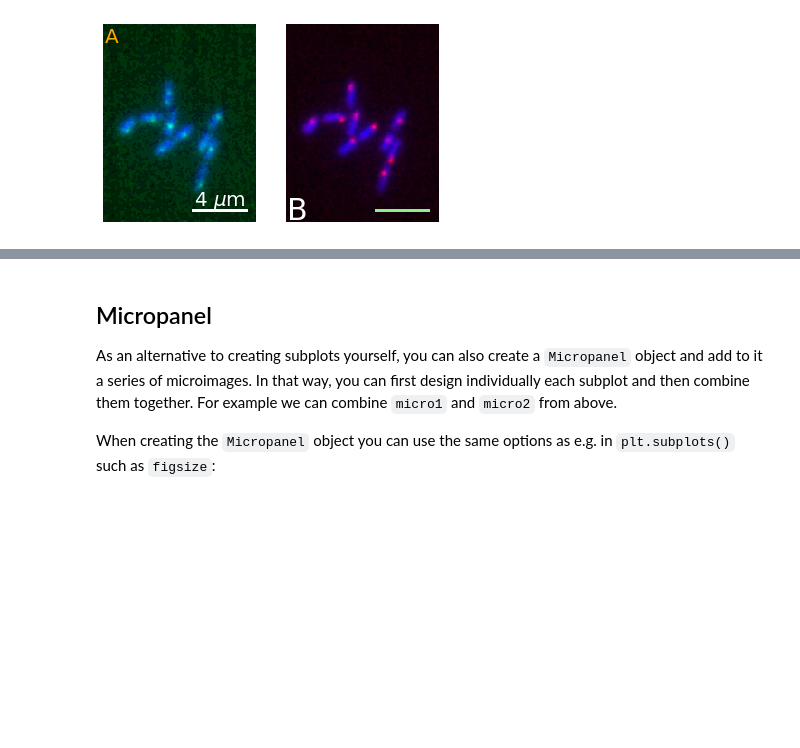
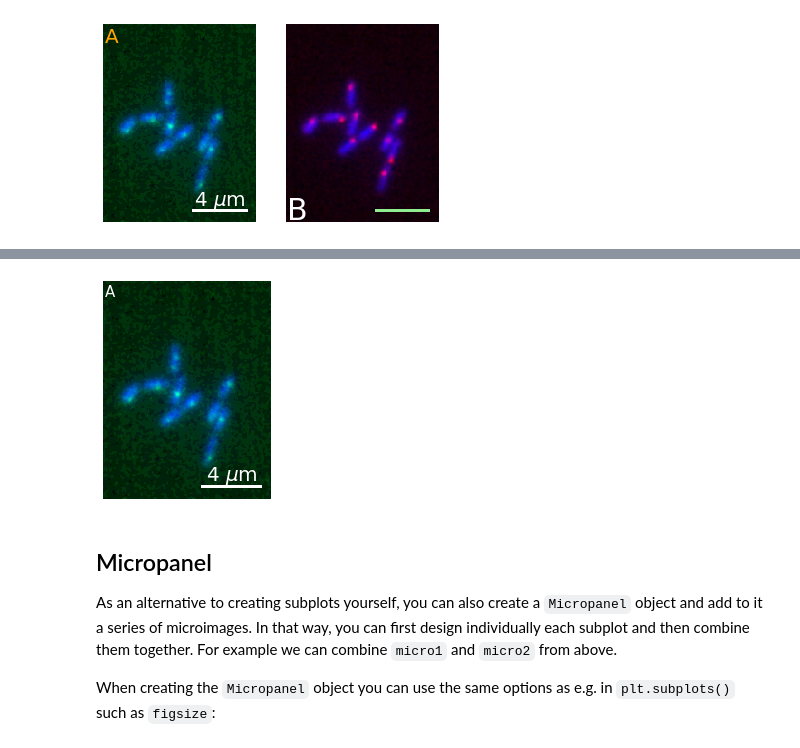
Before and after one commit to guiwitz/microfilm, a Jupyter notebook: notebooks/create_plots.ipynb, the cells around one changed output, grey strips where cells are left out. Drawn from its saved outputs; the diff is of its cells as text; code cells hidden in the pictures; blank space fills up the shorter version.

```diff
--- a/notebooks/create_plots.ipynb
+++ b/notebooks/create_plots.ipynb
@@ -129,3 +139,9 @@ micro2.add_label('B', label_location='lower left', label_font_size=30);
+# %%
+fig2, ax2 = plt.subplots()
+newmicro1 = micro1.update(ax=ax2, copy=True)
+newmicro1.add_label('A');
+# %% [output]
+[figure, added]
 # %% [markdown]
 ## Micropanel
 
```
Also changed, not shown: parts of 3 cells of this notebook, 1 other file.
